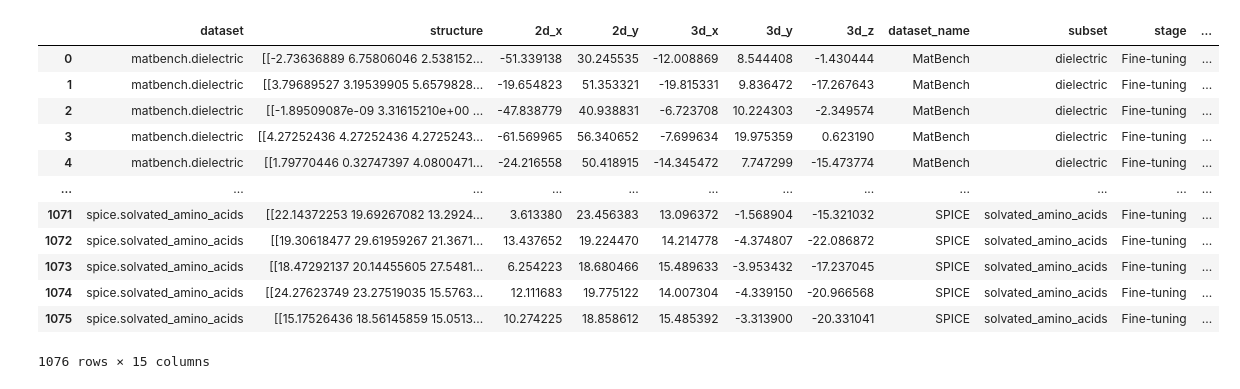
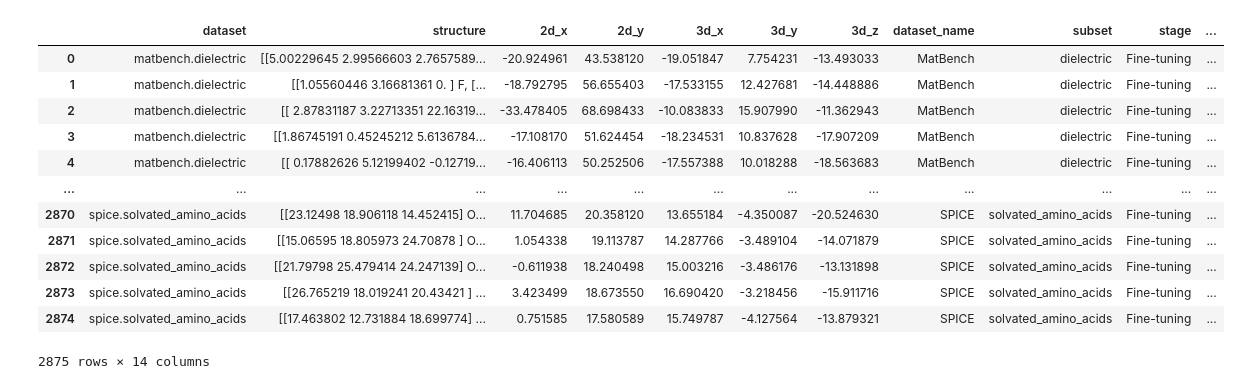
Before and after one commit to nimashoghi/jmp-homepage, a Jupyter notebook: notebooks/reduce_data.ipynb, the cells around one changed output. Drawn from its saved outputs; the diff is of its cells as text; code cells hidden in the pictures.

```diff
--- a/notebooks/reduce_data.ipynb
+++ b/notebooks/reduce_data.ipynb
@@ -38,31 +38,31 @@ df
 # %%
 # # Update the df to reduce the number of data points for each unique "dataset"
 # # to be 1/16 of the original number of data points.
 df["datasetkey"] = df["dataset"].astype("category").cat.codes
-# df_new = (
-#     df.groupby("datasetkey")
-#     .apply(lambda x: x.sample(frac=1 / 16), include_groups=False)
-#     .reset_index(drop=True)
-# )
+df_new = (
+    df.groupby("datasetkey")
+    .apply(lambda x: x.sample(frac=1 / 6), include_groups=False)
+    .reset_index(drop=True)
+)
+df_new
+
+# import numpy as np
+
+# # We already have the sampled indices -- just use those
+# idxs = np.load("./small_idxs.npy")
+# df_new = df.loc[idxs].reset_index(drop=True)
 # df_new
-
-import numpy as np
-
-# We already have the sampled indices -- just use those
-idxs = np.load("./small_idxs.npy")
-df_new = df.loc[idxs].reset_index(drop=True)
-df_new
 # %% [output]
 |  | dataset | structure | 2d_x | 2d_y | 3d_x | 3d_y | 3d_z | dataset_name | subset | stage | ... |
-| 0 | matbench.dielectric | [[-2.73636889 6.75806046 2.538152... | -51.339138 | 30.245535 | -12.008869 | 8.544408 | -1.430444 | MatBench | dielectric | Fine-tuning | ... |
-| 1 | matbench.dielectric | [[3.79689527 3.19539905 5.6579828... | -19.654823 | 51.353321 | -19.815331 | 9.836472 | -17.267643 | MatBench | dielectric | Fine-tuning | ... |
-| 2 | matbench.dielectric | [[-1.89509087e-09 3.31615210e+00 ... | -47.838779 | 40.938831 | -6.723708 | 10.224303 | -2.349574 | MatBench | dielectric | Fine-tuning | ... |
-| 3 | matbench.dielectric | [[4.27252436 4.27252436 4.2725243... | -61.569965 | 56.340652 | -7.699634 | 19.975359 | 0.623190 | MatBench | dielectric | Fine-tuning | ... |
-| 4 | matbench.dielectric | [[1.79770446 0.32747397 4.0800471... | -24.216558 | 50.418915 | -14.345472 | 7.747299 | -15.473774 | MatBench | dielectric | Fine-tuning | ... |
+| 0 | matbench.dielectric | [[5.00229645 2.99566603 2.7657589... | -20.924961 | 43.538120 | -19.051847 | 7.754231 | -13.493033 | MatBench | dielectric | Fine-tuning | ... |
+| 1 | matbench.dielectric | [[1.05560446 3.16681361 0. ] F, [... | -18.792795 | 56.655403 | -17.533155 | 12.427681 | -14.448886 | MatBench | dielectric | Fine-tuning | ... |
+| 2 | matbench.dielectric | [[ 2.87831187 3.22713351 22.16319... | -33.478405 | 68.698433 | -10.083833 | 15.907990 | -11.362943 | MatBench | dielectric | Fine-tuning | ... |
+| 3 | matbench.dielectric | [[1.86745191 0.45245212 5.6136784... | -17.108170 | 51.624454 | -18.234531 | 10.837628 | -17.907209 | MatBench | dielectric | Fine-tuning | ... |
+| 4 | matbench.dielectric | [[ 0.17882626 5.12199402 -0.12719... | -16.406113 | 50.252506 | -17.557388 | 10.018288 | -18.563683 | MatBench | dielectric | Fine-tuning | ... |
 | ... | ... | ... | ... | ... | ... | ... | ... | ... | ... | ... | ... |
-| 1071 | spice.solvated_amino_acids | [[22.14372253 19.69267082 13.2924... | 3.613380 | 23.456383 | 13.096372 | -1.568904 | -15.321032 | SPICE | solvated_amino_acids | Fine-tuning | ... |
-| 1072 | spice.solvated_amino_acids | [[19.30618477 29.61959267 21.3671... | 13.437652 | 19.224470 | 14.214778 | -4.374807 | -22.086872 | SPICE | solvated_amino_acids | Fine-tuning | ... |
-| 1073 | spice.solvated_amino_acids | [[18.47292137 20.14455605 27.5481... | 6.254223 | 18.680466 | 15.489633 | -3.953432 | -17.237045 | SPICE | solvated_amino_acids | Fine-tuning | ... |
-| 1074 | spice.solvated_amino_acids | [[24.27623749 23.27519035 15.5763... | 12.111683 | 19.775122 | 14.007304 | -4.339150 | -20.966568 | SPICE | solvated_amino_acids | Fine-tuning | ... |
-| 1075 | spice.solvated_amino_acids | [[15.17526436 18.56145859 15.0513... | 10.274225 | 18.858612 | 15.485392 | -3.313900 | -20.331041 | SPICE | solvated_amino_acids | Fine-tuning | ... |
+| 2870 | spice.solvated_amino_acids | [[23.12498 18.906118 14.452415] O... | 11.704685 | 20.358120 | 13.655184 | -4.350087 | -20.524630 | SPICE | solvated_amino_acids | Fine-tuning | ... |
+| 2871 | spice.solvated_amino_acids | [[15.06595 18.805973 24.70878 ] O... | 1.054338 | 19.113787 | 14.287766 | -3.489104 | -14.071879 | SPICE | solvated_amino_acids | Fine-tuning | ... |
+| 2872 | spice.solvated_amino_acids | [[21.79798 25.479414 24.247139] O... | -0.611938 | 18.240498 | 15.003216 | -3.486176 | -13.131898 | SPICE | solvated_amino_acids | Fine-tuning | ... |
+| 2873 | spice.solvated_amino_acids | [[26.765219 18.019241 20.43421 ] ... | 3.423499 | 18.673550 | 16.690420 | -3.218456 | -15.911716 | SPICE | solvated_amino_acids | Fine-tuning | ... |
+| 2874 | spice.solvated_amino_acids | [[17.463802 12.731884 18.699774] ... | 0.751585 | 17.580589 | 15.749787 | -4.127564 | -13.879321 | SPICE | solvated_amino_acids | Fine-tuning | ... |
-1076 rows × 15 columns
+2875 rows × 14 columns
```
Also changed, not shown: parts of 5 cells of this notebook, 3 other files.
